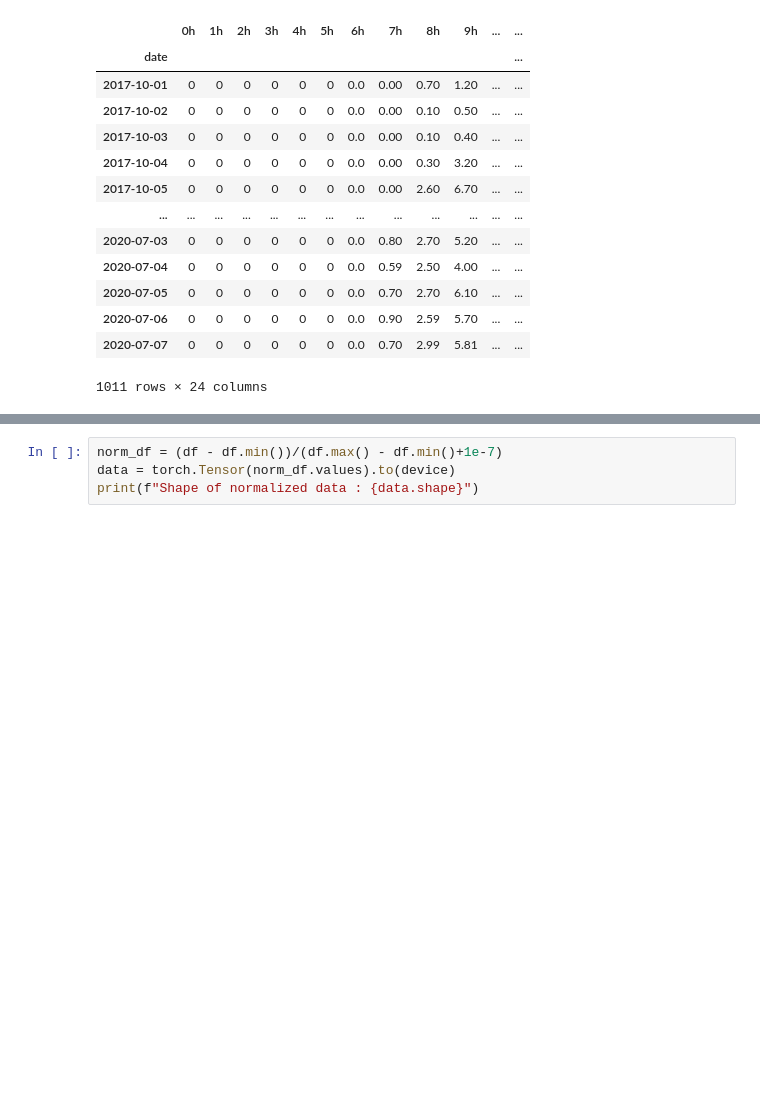
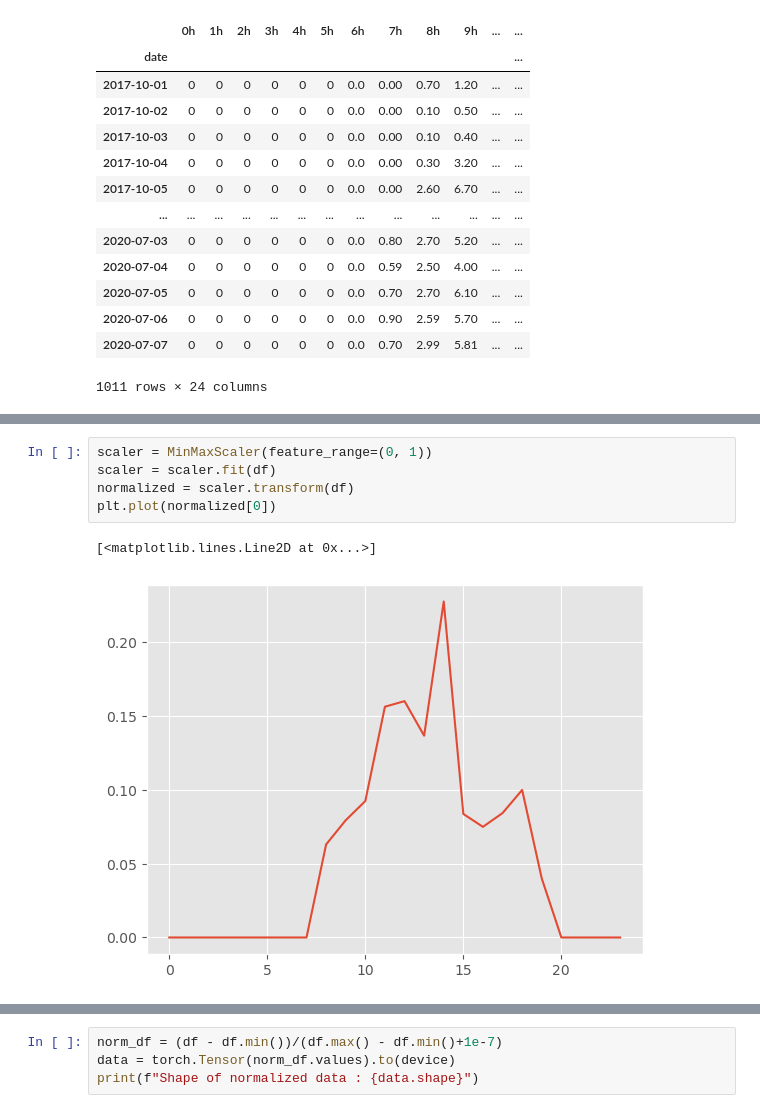
Before and after one commit to dlgkdud/RL-timeseries-forecasting, a Jupyter notebook: data.ipynb, the cells around one changed output, grey strips where cells are left out. Cells and saved outputs as stored; diff of their text form; blank space fills up the shorter version.

```diff
--- a/data.ipynb
+++ b/data.ipynb
@@ -40,0 +246,8 @@ df
+# %%
+scaler = MinMaxScaler(feature_range=(0, 1))
+scaler = scaler.fit(df)
+normalized = scaler.transform(df)
+plt.plot(normalized[0])
+# %% [output]
+[<matplotlib.lines.Line2D at 0x...>]
+[figure, added]
```
Also changed, not shown: parts of 15 cells of this notebook.
